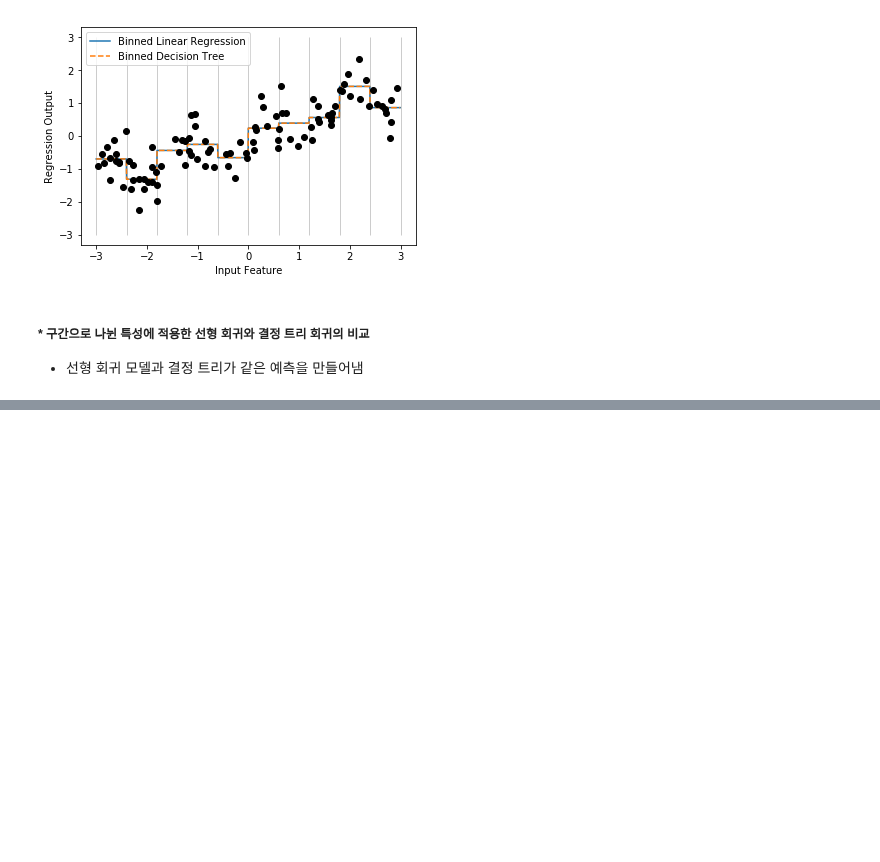
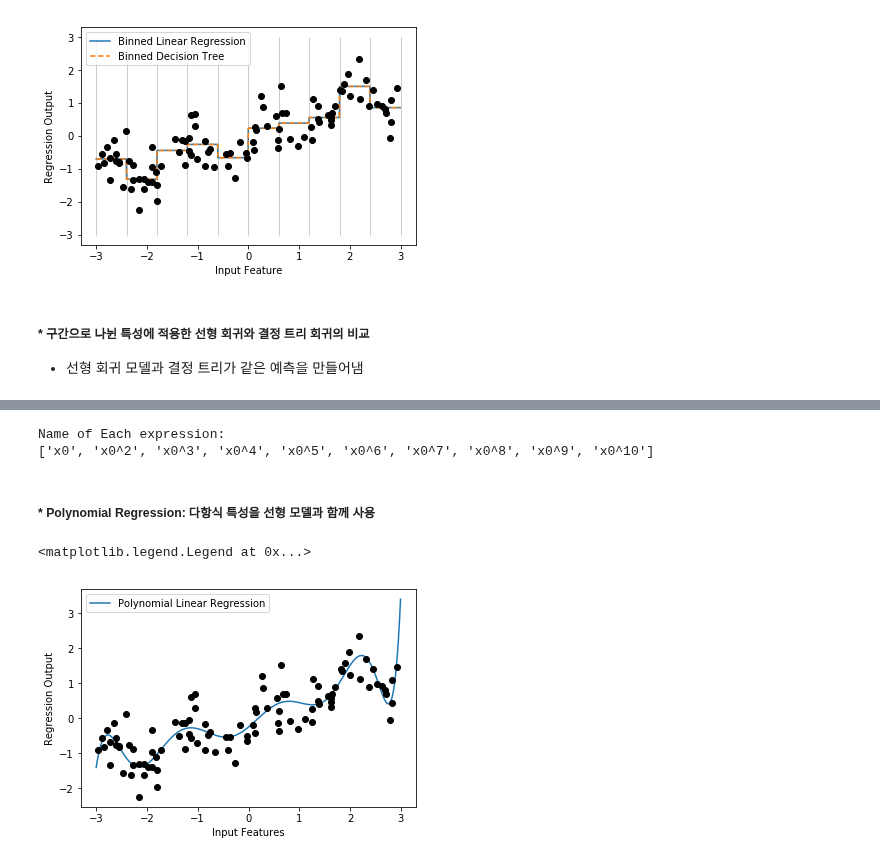
Before and after one commit to JMmmmuu/ML, a Jupyter notebook: IntroToMLwithPython/4_RepresentingData_n_EngineeringFeatures.ipynb, the cells around one changed output, grey strips where cells are left out. Cells and saved outputs as stored; diff of their text form; code cells hidden in the pictures; blank space fills up the shorter version.

```diff
--- a/IntroToMLwithPython/4_RepresentingData_n_EngineeringFeatures.ipynb
+++ b/IntroToMLwithPython/4_RepresentingData_n_EngineeringFeatures.ipynb
@@ -265,0 +323,10 @@ Text(0.5,0,'Input Feature')
+# %%
+from sklearn.preprocessing import PolynomialFeatures
+# x ** 10 까지의 고차항 추가
+# 기본값인 "include_bias=True"는 절편을 위해 값이 1인 특성 추가
+poly = PolynomialFeatures(degree=10, include_bias=False)
+poly.fit(x)
+x_poly = poly.transform(x)
+
+# 10차원을 사용했으므로 10개의 특성이 만들어짐
+print("x_poly.shape: {}".format(x_poly.shape))
@@ -265,0 +357,20 @@ Text(0.5,0,'Input Feature')
+# %%
+# get_feature_names 메서드를 사용해 특성의 의미 확인
+print("Name of Each expression:\n{}".format(poly.get_feature_names()))
+# %% [output]
+Name of Each expression:
+['x0', 'x0^2', 'x0^3', 'x0^4', 'x0^5', 'x0^6', 'x0^7', 'x0^8', 'x0^9', 'x0^10']
+# %% [markdown]
+##### * Polynomial Regression: 다항식 특성을 선형 모델과 함께 사용
+# %%
+reg = LinearRegression().fit(x_poly, y)
+
+line_poly = poly.transform(line)
+plt.plot(line, reg.predict(line_poly), label='Polynomial Linear Regression')
+plt.plot(x[:, 0], y, 'o', c='k')
+plt.ylabel("Regression Output")
+plt.xlabel("Input Features")
+plt.legend(loc="best")
+# %% [output]
+<matplotlib.legend.Legend at 0x...>
+[figure, added]
```
Also changed, not shown: parts of 17 cells of this notebook.
